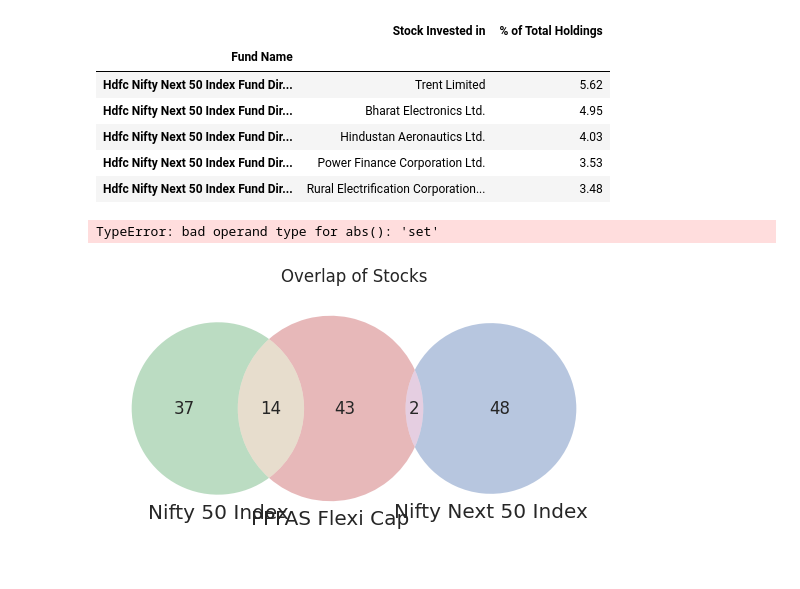
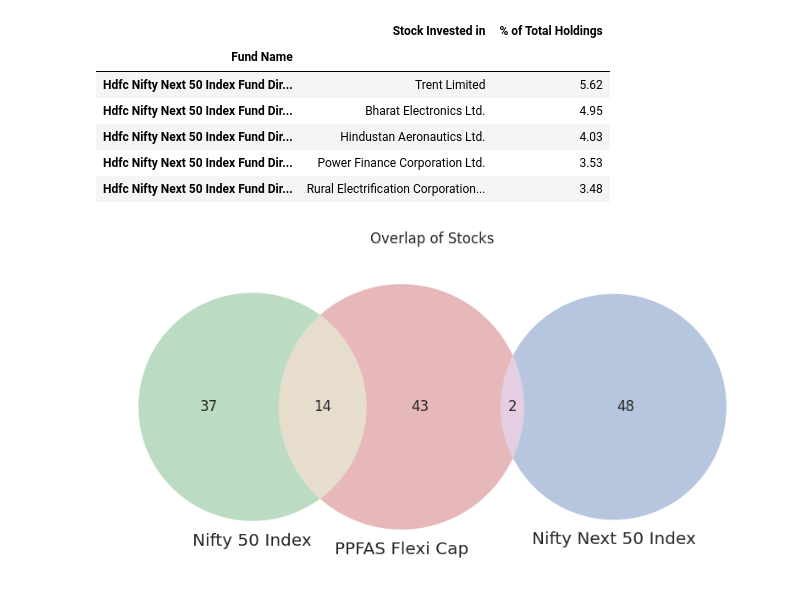
Before and after one commit to Krishna-Kumar-Sankaran-Kutty/PersonalFinanceUtils, a Jupyter notebook: GetMFData.ipynb, the cells around one changed output. Saved outputs shown, nothing was run; the diff lists cells and outputs as text; code cells hidden in the pictures.

```diff
--- a/GetMFData.ipynb
+++ b/GetMFData.ipynb
@@ -87,30 +87,10 @@ N_Next_50_Index.head()
 | Hdfc Nifty Next 50 Index Fund Dir... | Power Finance Corporation Ltd. | 3.53 |
 | Hdfc Nifty Next 50 Index Fund Dir... | Rural Electrification Corporation... | 3.48 |
 # %%
-# prompt: create a venn diagram showing overlap between PPFAS_FC and N50_Index
-
-from matplotlib_venn import venn2
-from matplotlib import pyplot as plt
-
-# Extract the stock names from the DataFrames
-ppfas_stocks = set(PPFAS_FC['Stock Invested in'])
-n50_stocks = set(N50_Index['Stock Invested in'])
-n_next50_stocks = set(N_Next_50_Index['Stock Invested in'])
-
-# Create the Venn diagram
-venn2([ppfas_stocks, n50_stocks, n_next50_stocks], set_labels=('PPFAS Flexi Cap', 'Nifty 50 Index', 'Nifty Next 50 Index'))
+# Create the Venn diagram with three sets
+plt.figure(figsize=(10, 8))  # Adjust figure size as needed
+venn3([ppfas_stocks, n50_stocks, n_next50_stocks], set_labels=('PPFAS Flexi Cap', 'Nifty 50 Index', 'Nifty Next 50 Index'))
 plt.title('Overlap of Stocks')
 plt.show()
 # %% [output]
-TypeError: bad operand type for abs(): 'set'
+[figure, added]
-# %%
-# prompt: create a single venn diagram with all three funds using the data frames for the three funds
-
-from matplotlib_venn import venn3
-
-# Create the Venn diagram with three sets
-venn3([ppfas_stocks, n50_stocks, n_next50_stocks], set_labels=('PPFAS Flexi Cap', 'Nifty 50 Index', 'Nifty Next 50 Index'))
-plt.title('Overlap of Stocks')
-plt.show()
-# %% [output]
-[figure, removed]
```
